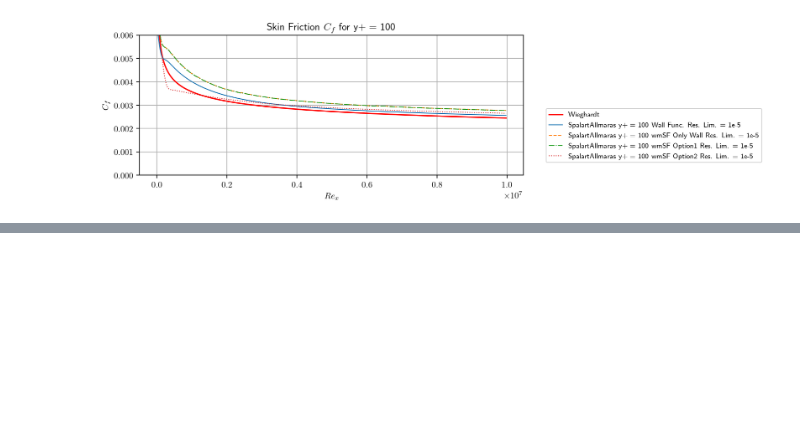
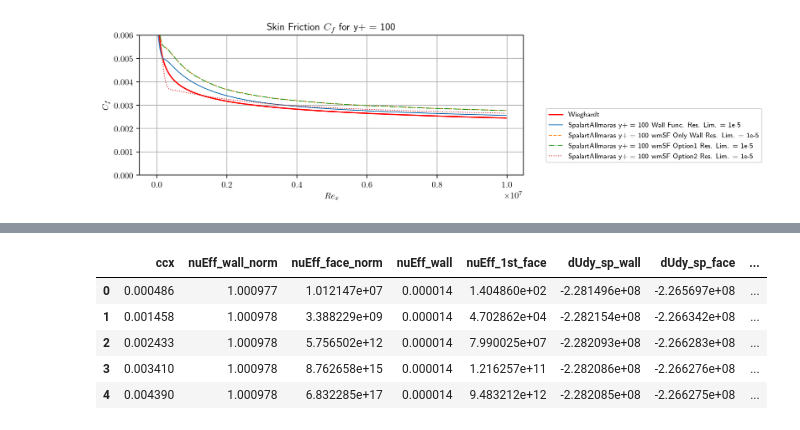
Before and after one commit to AndreWeiner/wall_modeling, a Jupyter notebook: notebooks/Comparison_Cf_wmSF_Sigmoid.ipynb, the cells around one changed output, grey strips where cells are left out. Saved outputs shown, nothing was run; the diff lists cells and outputs as text; code cells hidden in the pictures; blank space fills up the shorter version.

```diff
--- a/notebooks/Comparison_Cf_wmSF_Sigmoid.ipynb
+++ b/notebooks/Comparison_Cf_wmSF_Sigmoid.ipynb
@@ -118,0 +130,11 @@ for j in range(len(yp)):
+# %%
+tauw_path_5050 = [run + 'turbulentFlatPlate_wmSF_1stface_5050/yplus_{}/{}yp_surfaceFields.csv'.format(yp[j], yp[j]) for j in range(len(yp)) for i in range(len(res_list))]
+tauw_data_5050 = [pd.read_csv(tauw_path_5050[i + len(res_list)*j]) for j in range(len(yp)) for i in range(len(res_list))]
+tauw_data_5050[0].head()
+# %% [output]
+|  | ccx | nuEff_wall_norm | nuEff_face_norm | nuEff_wall | nuEff_1st_face | dUdy_sp_wall | dUdy_sp_face | ... |
+| 0 | 0.000486 | 1.000977 | 1.012147e+07 | 0.000014 | 1.404860e+02 | -2.281496e+08 | -2.265697e+08 | ... |
+| 1 | 0.001458 | 1.000978 | 3.388229e+09 | 0.000014 | 4.702862e+04 | -2.282154e+08 | -2.266342e+08 | ... |
+| 2 | 0.002433 | 1.000978 | 5.756502e+12 | 0.000014 | 7.990025e+07 | -2.282093e+08 | -2.266283e+08 | ... |
+| 3 | 0.003410 | 1.000978 | 8.762658e+15 | 0.000014 | 1.216257e+11 | -2.282086e+08 | -2.266276e+08 | ... |
+| 4 | 0.004390 | 1.000978 | 6.832285e+17 | 0.000014 | 9.483212e+12 | -2.282085e+08 | -2.266275e+08 | ... |
```
Also changed, not shown: parts of 9 cells of this notebook.
